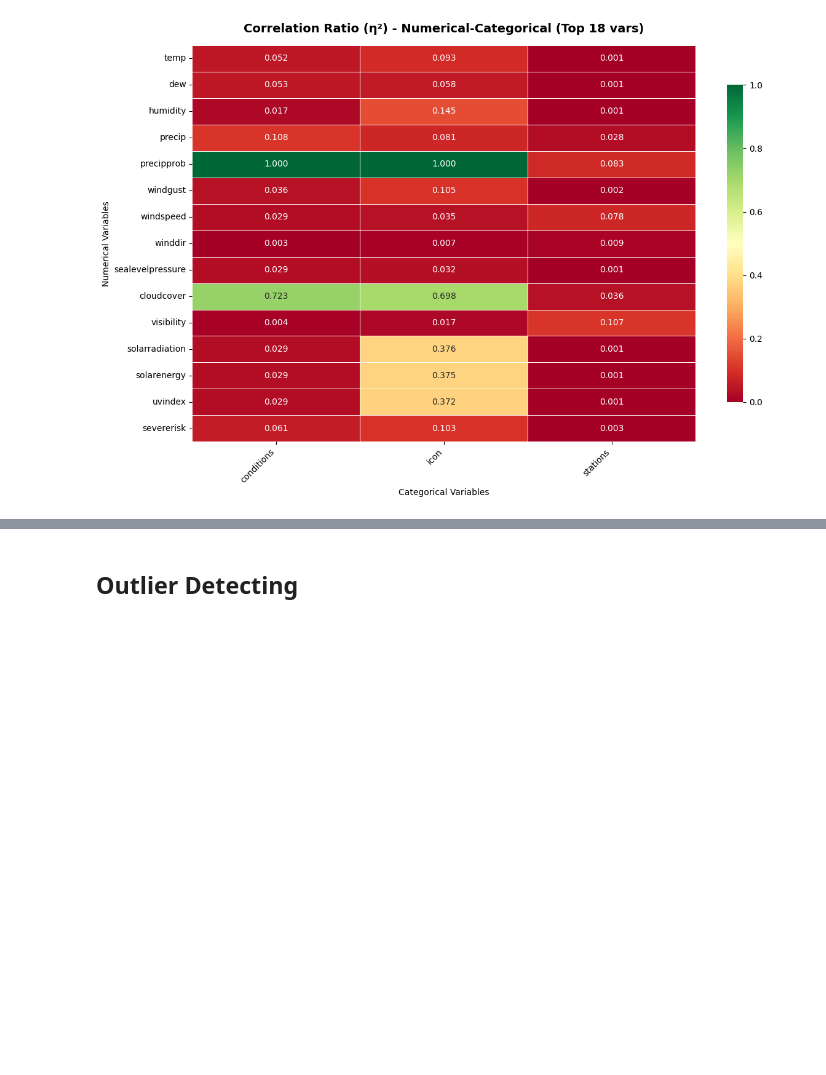
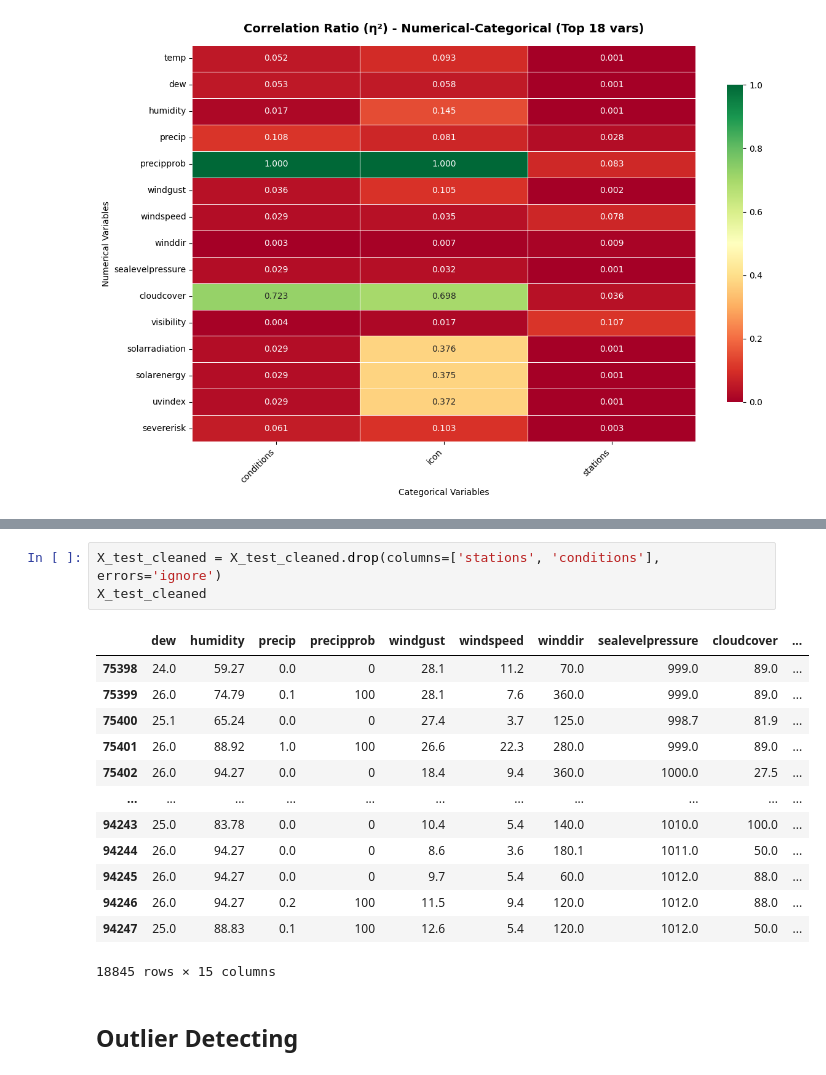
Before and after one commit to NgocHoa04/machine_learning_project, a Jupyter notebook: notebooks/hourly/step2_data_processing_hourly.ipynb, the cells around one changed output, grey strips where cells are left out. Saved outputs shown, nothing was run; the diff lists cells and outputs as text; blank space fills up the shorter version.

```diff
--- a/notebooks/hourly/step2_data_processing_hourly.ipynb
+++ b/notebooks/hourly/step2_data_processing_hourly.ipynb
@@ -470,3 +483,20 @@ if len(numerical_cols) > 0 and len(categorical_cols) > 0:
+# %%
+X_test_cleaned = X_test_cleaned.drop(columns=['stations', 'conditions'], errors='ignore')
+X_test_cleaned
+# %% [output]
+|  | dew | humidity | precip | precipprob | windgust | windspeed | winddir | sealevelpressure | cloudcover | ... |
+| 75398 | 24.0 | 59.27 | 0.0 | 0 | 28.1 | 11.2 | 70.0 | 999.0 | 89.0 | ... |
+| 75399 | 26.0 | 74.79 | 0.1 | 100 | 28.1 | 7.6 | 360.0 | 999.0 | 89.0 | ... |
+| 75400 | 25.1 | 65.24 | 0.0 | 0 | 27.4 | 3.7 | 125.0 | 998.7 | 81.9 | ... |
+| 75401 | 26.0 | 88.92 | 1.0 | 100 | 26.6 | 22.3 | 280.0 | 999.0 | 89.0 | ... |
+| 75402 | 26.0 | 94.27 | 0.0 | 0 | 18.4 | 9.4 | 360.0 | 1000.0 | 27.5 | ... |
+| ... | ... | ... | ... | ... | ... | ... | ... | ... | ... | ... |
+| 94243 | 25.0 | 83.78 | 0.0 | 0 | 10.4 | 5.4 | 140.0 | 1010.0 | 100.0 | ... |
+| 94244 | 26.0 | 94.27 | 0.0 | 0 | 8.6 | 3.6 | 180.1 | 1011.0 | 50.0 | ... |
+| 94245 | 26.0 | 94.27 | 0.0 | 0 | 9.7 | 5.4 | 60.0 | 1012.0 | 88.0 | ... |
+| 94246 | 26.0 | 94.27 | 0.2 | 100 | 11.5 | 9.4 | 120.0 | 1012.0 | 88.0 | ... |
+| 94247 | 25.0 | 88.83 | 0.1 | 100 | 12.6 | 5.4 | 120.0 | 1012.0 | 50.0 | ... |
+18845 rows × 15 columns
 # %% [markdown]
 ## Outlier Detecting
 # %%
```
Also changed, not shown: parts of 12 cells of this notebook, 2 other files.
